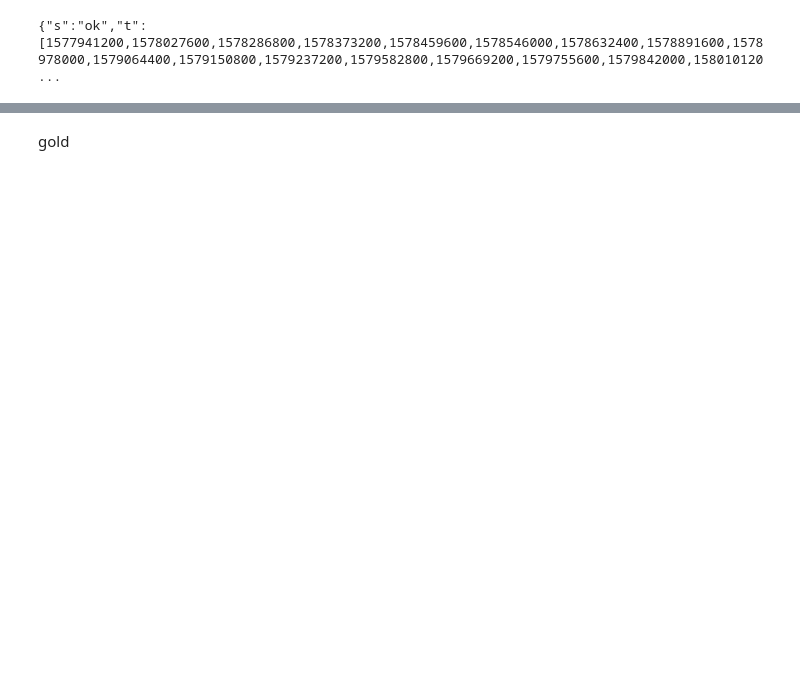
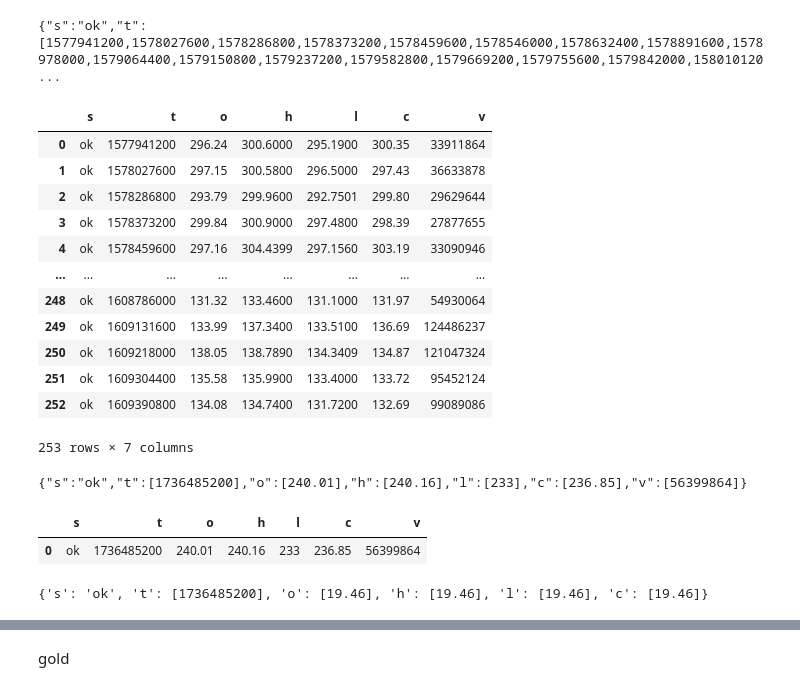
Before and after one commit to 0gaurav4/DigipodiumInternship2024-25, a Jupyter notebook: Mutual_StockAPI/mutualfund.ipynb, the cells around one changed output, grey strips where cells are left out. Saved outputs shown, nothing was run; the diff lists cells and outputs as text; code cells hidden in the pictures; blank space fills up the shorter version.

```diff
--- a/Mutual_StockAPI/mutualfund.ipynb
+++ b/Mutual_StockAPI/mutualfund.ipynb
@@ -11,10 +31,67 @@ print(response.text)
 # %%
 import requests
 
 url = "https://api.marketdata.app/v1/stocks/candles/D/AAPL?from=2020-01-01&to=2020-12-31"
 
 response = requests.request("GET", url)
 
 print(response.text)
+df=pd.read_json(response.text)
+df
 # %% [output]
 {"s":"ok","t":[1577941200,1578027600,1578286800,1578373200,1578459600,1578546000,1578632400,1578891600,1578978000,1579064400,1579150800,1579237200,1579582800,1579669200,1579755600,1579842000,158010120 ...
+|  | s | t | o | h | l | c | v |
+| 0 | ok | 1577941200 | 296.24 | 300.6000 | 295.1900 | 300.35 | 33911864 |
+| 1 | ok | 1578027600 | 297.15 | 300.5800 | 296.5000 | 297.43 | 36633878 |
+| 2 | ok | 1578286800 | 293.79 | 299.9600 | 292.7501 | 299.80 | 29629644 |
+| 3 | ok | 1578373200 | 299.84 | 300.9000 | 297.4800 | 298.39 | 27877655 |
+| 4 | ok | 1578459600 | 297.16 | 304.4399 | 297.1560 | 303.19 | 33090946 |
+| ... | ... | ... | ... | ... | ... | ... | ... |
+| 248 | ok | 1608786000 | 131.32 | 133.4600 | 131.1000 | 131.97 | 54930064 |
+| 249 | ok | 1609131600 | 133.99 | 137.3400 | 133.5100 | 136.69 | 124486237 |
+| 250 | ok | 1609218000 | 138.05 | 138.7890 | 134.3409 | 134.87 | 121047324 |
+| 251 | ok | 1609304400 | 135.58 | 135.9900 | 133.4000 | 133.72 | 95452124 |
+| 252 | ok | 1609390800 | 134.08 | 134.7400 | 131.7200 | 132.69 | 99089086 |
+253 rows × 7 columns
+# %%
+import requests
+import pandas as pd
+
+url = "https://api.marketdata.app/v1/stocks/candles/D/AAPL?2025-01-11"
+
+response = requests.request("GET", url)
+
+print(response.text)
+df=pd.read_json(response.text)
+df
+# %% [output]
+{"s":"ok","t":[1736485200],"o":[240.01],"h":[240.16],"l":[233],"c":[236.85],"v":[56399864]}
+|  | s | t | o | h | l | c | v |
+| 0 | ok | 1736485200 | 240.01 | 240.16 | 233 | 236.85 | 56399864 |
+# %%
+import requests
+
+# Your token
+token = 'eFROd3RuRnVtTWtFT3F6SUNSbXRaSDRWa0F2UE14Mi1Fd1JINTdueDVROD0'
+
+# The API endpoint for retrieving stock quotes for SPY
+url = 'https://api.marketdata.app/v1/funds/candles/D/GGIPX?2025-01-11'
+
+# Setting up the headers for authentication
+headers = {
+    'Accept': 'application/json',
+    'Authorization': f'Bearer {token}'
+}
+
+# Making the GET request to the API
+response = requests.get(url, headers=headers)
+
+# Checking if the request was successful
+if response. status_code in (200, 203):
+    # Parsing the JSON response
+    data = response.json()
+    print(data)
+else:
+    print(f'Failed to retrieve data: {response.status_code}')
+# %% [output]
+{'s': 'ok', 't': [1736485200], 'o': [19.46], 'h': [19.46], 'l': [19.46], 'c': [19.46]}
```
Also changed, not shown: parts of 5 cells of this notebook.
